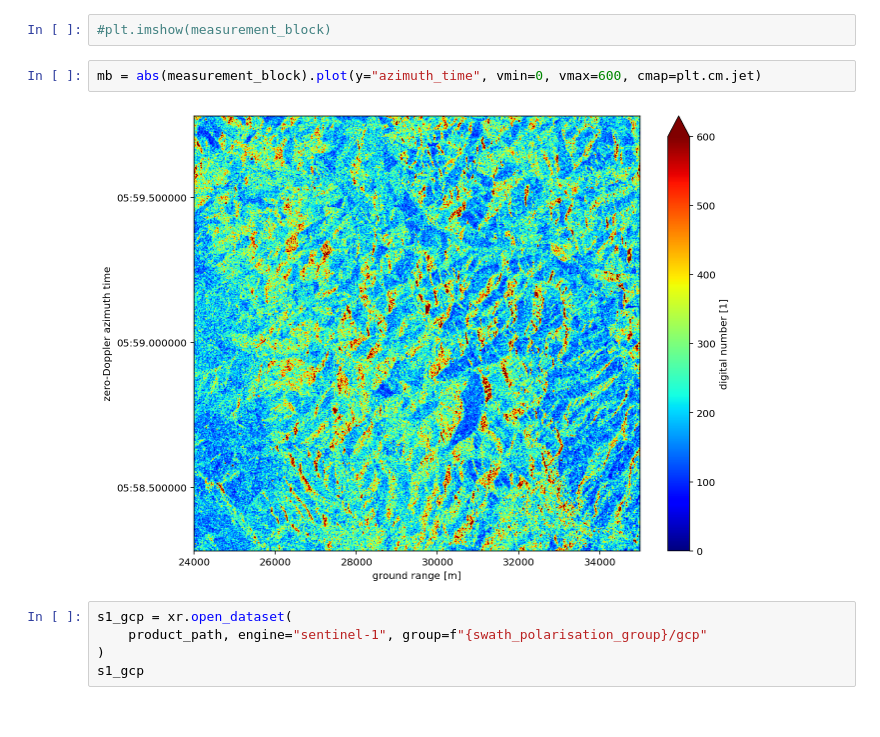
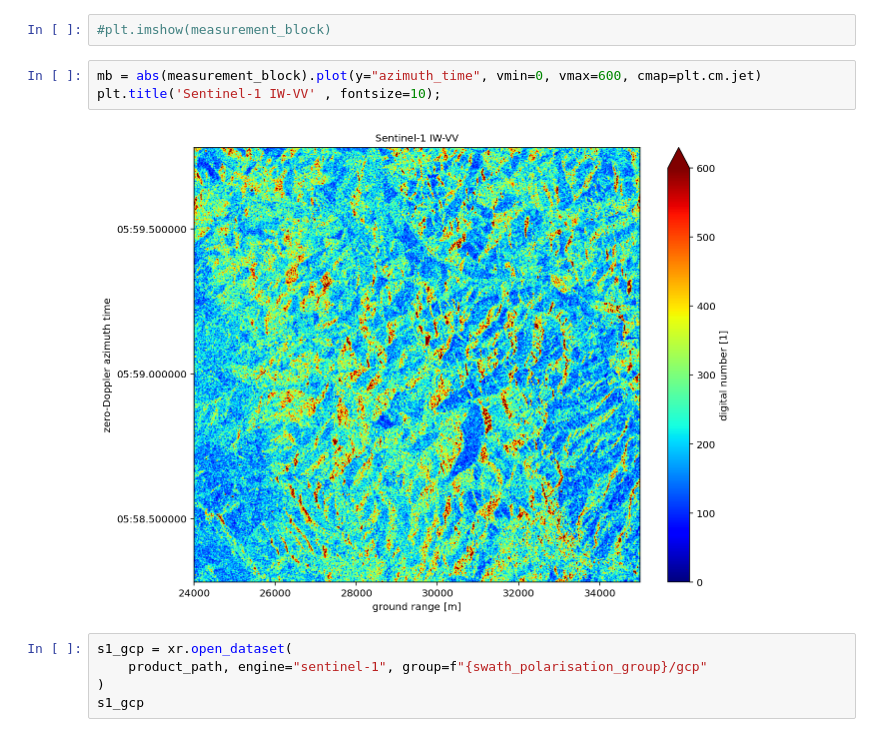
Before and after one commit to 007-Ozalp/SENTINEL-XARRAY, a Jupyter notebook: IW_GRDH.ipynb, the cells around one changed output. Saved outputs shown, nothing was run; the diff lists cells and outputs as text.

```diff
--- a/IW_GRDH.ipynb
+++ b/IW_GRDH.ipynb
@@ -91,8 +91,9 @@ Attributes:
 #plt.imshow(measurement_block)
 # %%
 mb = abs(measurement_block).plot(y="azimuth_time", vmin=0, vmax=600, cmap=plt.cm.jet)
+plt.title('Sentinel-1 IW-VV' , fontsize=10);
 # %% [output]
-[figure, old version]
+[figure, new version]
 # %%
 s1_gcp = xr.open_dataset(
     product_path, engine="sentinel-1", group=f"{swath_polarisation_group}/gcp"
```
